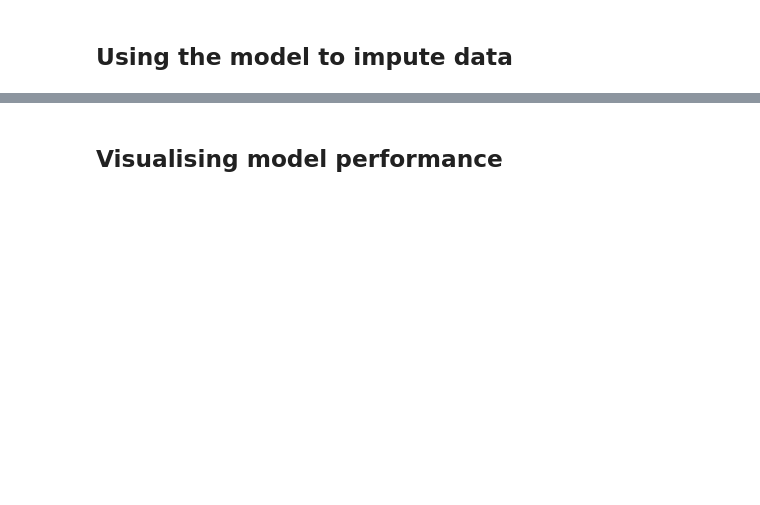
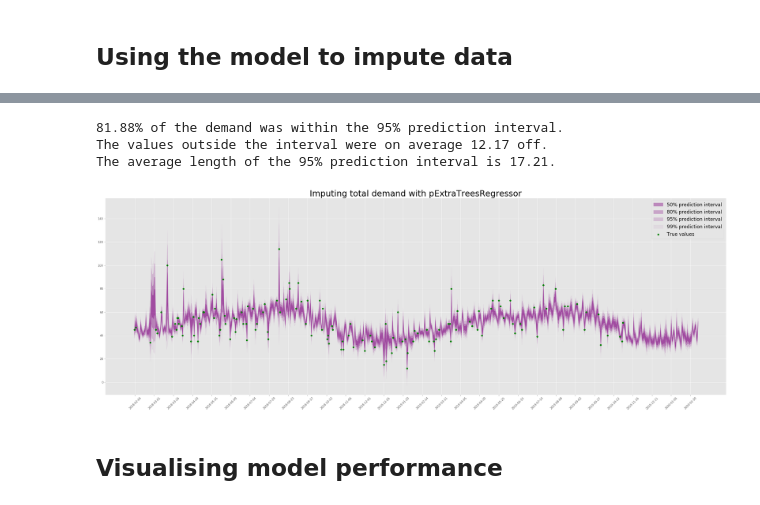
Before and after one commit to souper-streetwise/predictive-model, a Jupyter notebook: src/data_analysis.ipynb, the cells around one changed output, grey strips where cells are left out. Drawn from its saved outputs; the diff is of its cells as text; code cells hidden in the pictures; blank space fills up the shorter version.

Commit message:
notebook: Update notebook to the new intervals

```diff
--- a/src/data_analysis.ipynb
+++ b/src/data_analysis.ipynb
@@ -69,3 +83,4 @@ date_df.head()
 # %%
 pred_df = pd.concat([date_df, weather_df], axis = 1)
+prediction_features = [col for col in list(pred_df.columns) if col != 'date']
 pred_df.head()
@@ -80,7 +124,8 @@ model
-# %%
-preds = model.predict(pred_df.drop(columns = ['date']), percentiles = [5, 25, 75, 95])
-pred_df['bottom_pred'] = preds[:, 0]
-pred_df['lower_pred'] = preds[:, 1]
-pred_df['upper_pred'] = preds[:, 2]
-pred_df['top_pred'] = preds[:, 3]
-pred_df.head()
+# %%
+alphas = [0.5, .8, .95, .99]
+for alpha in alphas:
+    preds, cis = model.predict(pred_df[prediction_features], return_cis = True, alpha = alpha)
+    pred_df['prediction'] = preds
+    pred_df[round(100 * (1 - alpha) / 2, 1)] = cis[:, 0]
+    pred_df[round(100 * ((1 - alpha) / 2 + alpha), 1)] = cis[:, 1]
+pred_df.head()
@@ -87,37 +140,48 @@ pred_df.head()
 # %%
-proj_preds = pred_df[pred_df.date.isin(df.date)]
-below_top = df.total.values <= proj_preds.top_pred.values
-above_bot = df.total.values >= proj_preds.bottom_pred.values
-accuracy = sum(below_top & above_bot) / len(df)
+proj_preds = pred_df.copy()[pred_df.date.isin(df.date)]
+below_upper = df.total.values <= proj_preds[97.5].values
+above_lower = df.total.values >= proj_preds[2.5].values
+accuracy = sum(below_upper & above_lower) / len(df)
 
 err_df = proj_preds.copy()
 err_df['total'] = df.total.values
-above_top = err_df[~below_top]
-above_err = (above_top.total - above_top.top_pred).mean()
-below_bot = err_df[~above_bot]
-below_err = (below_bot.bottom_pred - below_bot.total).mean()
+above_upper = err_df[~below_upper]
+above_err = (above_upper.total - above_upper[97.5]).mean()
+below_lower = err_df[~above_lower]
+below_err = (below_lower[2.5] - below_lower.total).mean()
 off_value = round((above_err + below_err) / 2, 2)
 
-interval_size = (proj_preds.top_pred.values - proj_preds.bottom_pred.values).mean()
+interval_size = (proj_preds[97.5].values - proj_preds[2.5].values).mean()
 
-print(f'{round(accuracy * 100, 2)}% of the demand was within the 90% confidence interval.')
+print(f'{round(accuracy * 100, 2)}% of the demand was within the 95% prediction interval.')
 print(f'The values outside the interval were on average {off_value} off.')
-print(f'The average length of the 90% confidence interval is {round(interval_size, 2)}.')
+print(f'The average length of the 95% prediction interval is {round(interval_size, 2)}.')
+# %% [output]
+81.88% of the demand was within the 95% prediction interval.
+The values outside the interval were on average 12.17 off.
+The average length of the 95% prediction interval is 17.21.
 # %%
 fig, ax = plt.subplots(figsize = (40, 13))
-plt.fill_between(pred_df.date, pred_df.bottom_pred, pred_df.top_pred,
-                 figure = fig, color = 'purple', alpha = 0.15,
-                 label = '90% confidence')
-plt.fill_between(pred_df.date, pred_df.lower_pred, pred_df.upper_pred,
-                 figure = fig, color = 'purple', alpha = 0.4,
-                 label = '50% confidence')
+
+opacities = np.linspace(0.05, 0.4, len(alphas))
+for idx, alpha in enumerate(alphas):
+    plt.fill_between(pred_df.date,
+                     pred_df[round(100 * (1 - alpha) / 2, 1)],
+                     pred_df[round(100 * ((1 - alpha) / 2 + alpha), 1)],
+                     figure = fig,
+                     color = 'purple',
+                     alpha = opacities[-(idx + 1)],
+                     label = f'{int(round(alpha * 100))}% prediction interval'
+                     )
 plt.scatter(df.date, df.total, color = 'green', label = 'True values')
 plt.xticks(range(1, len(pred_df.index), 25),
            pred_df.date[list(range(1, len(pred_df.index), 25))],
            rotation = 45)
 plt.legend(fontsize = 17)
 plt.title(f'Imputing total demand with {type(model).__name__}', fontsize = 30)
 plt.show()
+# %% [output]
+[figure, added]
 # %% [markdown]
 ## Visualising model performance
 # %%
```
Also changed, not shown: parts of 9 cells of this notebook.
